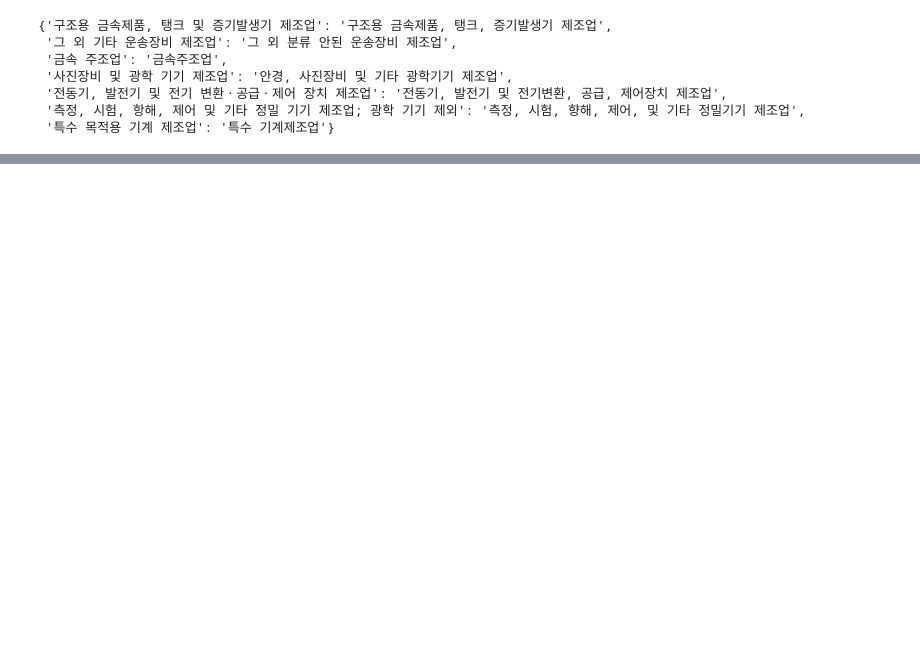
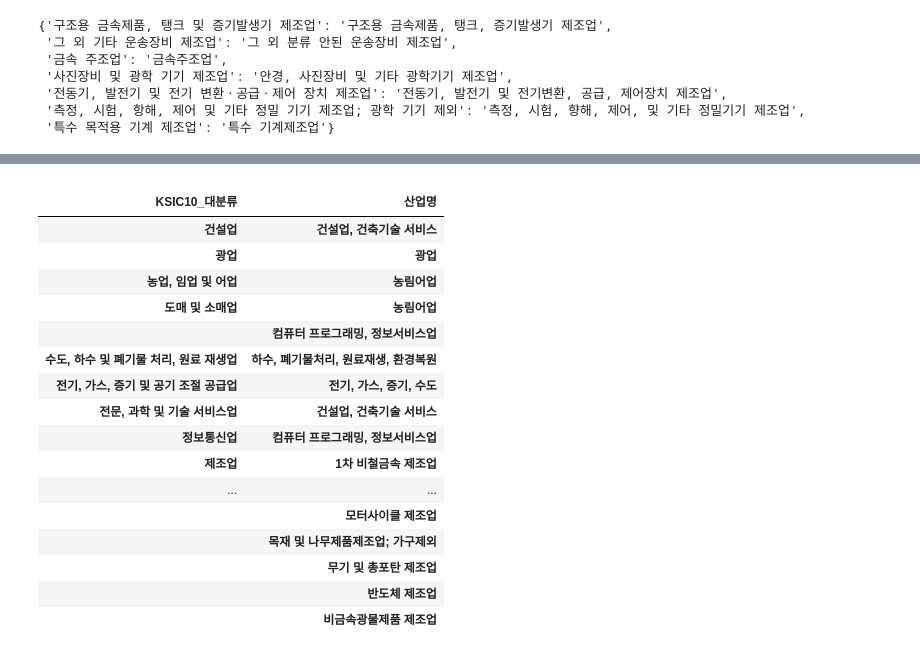
Before and after one commit to patent-analysis-compa/KSIC_IPC, a Jupyter notebook: KSIC_IPC연계.ipynb, the cells around one changed output, grey strips where cells are left out. Drawn from its saved outputs; the diff is of its cells as text; code cells hidden in the pictures; blank space fills up the shorter version.

```diff
--- a/KSIC_IPC연계.ipynb
+++ b/KSIC_IPC연계.ipynb
@@ -684,0 +890,21 @@ for k in queries.keys():
+# %%
+concordance[['KSIC10_대분류', '산업명']].groupby(['KSIC10_대분류', '산업명']).count()[:30]
+# %% [output]
+|  |  |
+| KSIC10_대분류 | 산업명 |
+| 건설업 | 건설업, 건축기술 서비스 |
+| 광업 | 광업 |
+| 농업, 임업 및 어업 | 농림어업 |
+| 도매 및 소매업 | 농림어업 |
+|  | 컴퓨터 프로그래밍, 정보서비스업 |
+| 수도, 하수 및 폐기물 처리, 원료 재생업 | 하수, 폐기물처리, 원료재생, 환경복원 |
+| 전기, 가스, 증기 및 공기 조절 공급업 | 전기, 가스, 증기, 수도 |
+| 전문, 과학 및 기술 서비스업 | 건설업, 건축기술 서비스 |
+| 정보통신업 | 컴퓨터 프로그래밍, 정보서비스업 |
+| 제조업 | 1차 비철금속 제조업 |
+| ... | ... |
+|  | 모터사이클 제조업 |
+|  | 목재 및 나무제품제조업; 가구제외 |
+|  | 무기 및 총포탄 제조업 |
+|  | 반도체 제조업 |
+|  | 비금속광물제품 제조업 |
```
Also changed, not shown: parts of 116 cells of this notebook.
